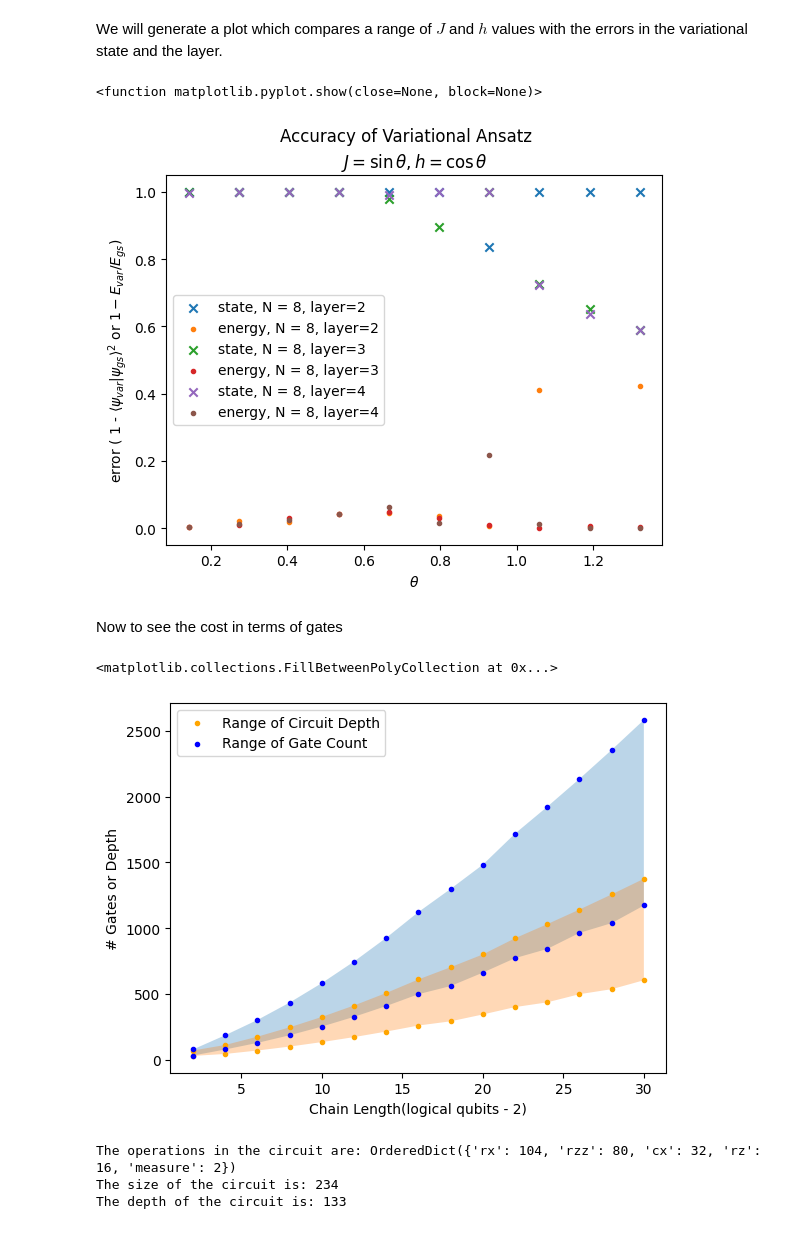
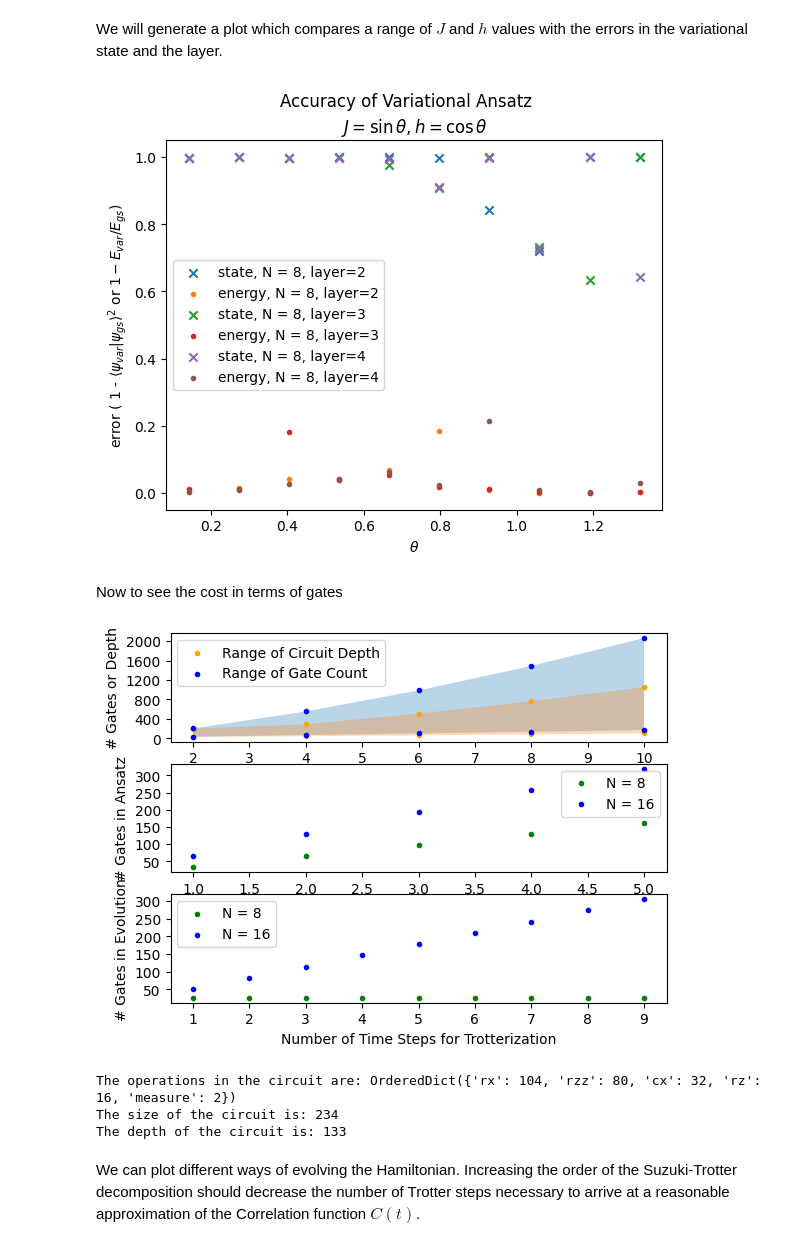
Before and after one commit to IanROsborne/Quantum_Metrology_Fisher_LG, a Jupyter notebook: TFI_defs.ipynb, the cells around one changed output. Saved outputs shown, nothing was run; the diff lists cells and outputs as text; code cells hidden in the pictures.

Commit message:
Created functions for simulating using the built in PauliEvolutionGate as well as several functions to test and estimate resources needed for a given circuit

```diff
--- a/TFI_defs.ipynb
+++ b/TFI_defs.ipynb
@@ -434,6 +515,7 @@ fig.savefig("C:\\Users\\ianro\\Documents\\Research\\Quantum_Metrology_AKLT\\Plot
 We will now look at the cost of these calculations on actual quantum Hardware. Firstly, generating the ground state through the VQE will cost more in depth depending on how many layers we add. Therefore, it is worthwhile to calculate how the accuracy of the ansatz depends on the layers for exactly calculable system sizes.
 # %%
 def variational_error(chain_len=4, J=0.1, h=1, layers=2, model = "HVA"):
+    """Calculate the variational error for the TFI model. Outputs tuple of (1 - overlap with true ground state, relative energy error)"""
 
     qc_temp = circuit_initialize(chain_len, 0, 0)
     Ham = Hamiltonian(qc_temp, J, h).to_matrix(sparse = False)
@@ -442,7 +524,7 @@ def variational_error(chain_len=4, J=0.1, h=1, layers=2, model = "HVA"):
     E0, params, qc_var = run_tfim_vqe(qc_temp, J=J, h=h, layers=layers, model = model)
     var_state = Statevector(qc_var)                 #generate variational energy and state
     if J >= h:
-        overlap1 = np.abs(var_state.data.dot(eig_vectors[0])) **2   #cground state becomes degenerate
+        overlap1 = np.abs(var_state.data.dot(eig_vectors[0])) **2   #ground state becomes degenerate
         overlap2 = np.abs(var_state.data.dot(eig_vectors[1])) **2
         overlap = overlap1 + overlap2
     overlap =  np.abs(var_state.data.dot(eig_vectors[0])) **2   #calculate overlap with true ground state
@@ -452,7 +534,7 @@ def variational_error(chain_len=4, J=0.1, h=1, layers=2, model = "HVA"):
 # %% [markdown]
 We will generate a plot which compares a range of $J$ and $h$ values with the errors in the variational state and the layer.
 # %%
-chain_len, layers, num_steps= 8, 2, 10
+chain_len, layers, num_steps= 8, 4, 10
 
 #We will generate a sweep of J and h where J = sin(theta) and h = cos(theta)
 theta_range = [i * np.pi  for i in np.arange(0.5/(num_steps+1), 0.5 - 0.5/(num_steps+1), 0.5/ (num_steps+2))]
@@ -499,68 +581,91 @@ ax.set(ylabel = "error ( 1 - $\\langle \\psi_{var} | \\psi_{gs} \\rangle^2$ or $
 plt.title("$J = \sin\\theta, h = \cos\\theta$")
 plt.legend()
 
-plt.show
+plt.show()
 # %% [output]
-<function matplotlib.pyplot.show(close=None, block=None)>
-[figure, old version]
+[figure, new version]
 # %% [markdown]
 Now to see the cost in terms of gates
 # %%
-def ops_depth_count(chain_len, num_steps, layers, measure):
+def ops_depth_count(chain_len, num_steps, layers, measure, circuit_element = "All"):
     '''Counts the number of gates and depth of the circuit for a given chain length, time step, number of layers, and measurement choice'''
 
     J = 1       #arbitrary Hamiltonain values
     h = 1
+    delta = 1
 
     qc = circuit_initialize(chain_len, 2, 2)    # initialize circuit
 
-    TFI_HVA_ansatz(qc, layers )                 #build the vairational ansatz
-    ising_correlation_circuit(qc,  J, h, delta * num_steps, delta, measure )
+    if circuit_element =="All" or circuit_element == "Ansatz":
+        TFI_HVA_ansatz(qc, layers, False )                 #build the vairational ansatz
+    if circuit_element =="All" or circuit_element == "Evolve":
+        ising_correlation_circuit(qc,  J, h, delta * num_steps, delta, measure )
                                                 #build the circuit
 
     return qc.count_ops(), qc.size(), qc.depth()
 # %%
 ops_list_min = []
 ops_list_max = []
 depth_list_min = []
 depth_list_max = []
 time_end = 3
 J = 1
 h= 1
-chain_len_max = 30
+chain_len_max = 10
 
 x = range(2, chain_len_max + 1, 2)
 
 for i in x:
-    chain_len, delta_max, delta_min,  measure_max, measure_min= i, .5/ (np.sqrt(i)),  1/np.sqrt(i),  'X_even', 'Z'
-    psi_max, psi_min, layers_min, layers_max =  'X_pol', 'Z_pol', 1, 4
+    chain_len, delta_max, delta_min,  measure_max, measure_min= i, .1/ (np.sqrt(i)),  1,  'X_even', 'Z'
+    psi_max, psi_min, layers_min, layers_max =  'X_pol', 'Z_pol', 2, 3
 
-    ops_max, size_max, depth_max = ops_depth_count(chain_len, int(time_end/delta_max)+1, layers_max, measure_max)
-    ops_min, size_min, depth_min = ops_depth_count(chain_len, int(time_end/delta_min)+1, layers_min, measure_min)
+    ops_max, size_max, depth_max = ops_depth_count(chain_len, int(time_end/delta_max)+1, layers_max, measure_max, "All")
+    ops_min, size_min, depth_min = ops_depth_count(chain_len, int(time_end/delta_min)+1, layers_min, measure_min, "All")
 
     depth_list_min.append(depth_min)
     ops_list_min.append(size_min)
     depth_list_max.append(depth_max)
     ops_list_max.append(size_max)
 
 ops_list_max = np.array(ops_list_max)
 ops_list_min = np.array(ops_list_min)
 
 
-fig, ax = plt.subplots(1)
-ax.scatter(x, depth_list_max, marker=".",  zorder=3, color="orange")
-ax.scatter(x, depth_list_min, marker=".", label="Range of Circuit Depth" , zorder=3, color="orange")
-ax.scatter(x, ops_list_max, marker=".",  zorder=3, color="blue")
-ax.scatter(x, ops_list_min, marker=".", label="Range of Gate Count" , zorder=3, color="blue")
+ansatz_size_8 = [ops_depth_count(8, 1, i, measure_min, "Ansatz")[1] for i in range(1,6)]
+ansatz_size_16 = [ops_depth_count(16, 1, i, measure_min, "Ansatz")[1] for i in range(1,6)]
 
-ax.legend()
-ax.set(ylabel = "# Gates or Depth")
-ax.set_xlabel("Chain Length(logical qubits - 2)")
-ax.fill_between(x, ops_list_max, ops_list_min, alpha = 0.3)
-ax.fill_between(x, depth_list_max, depth_list_min, alpha = 0.3)
+evolution_size_8 = [ops_depth_count(8, 1, 1, measure_min, "Evolve")[1] for i in range(1,10)]
+evolution_size_16 = [ops_depth_count(16, i, 1, measure_min, "Evolve")[1] for i in range(1,10)]
+
+fig, ax = plt.subplots(3)
+ax[0].scatter(x, depth_list_max, marker=".",  zorder=3, color="orange")
+ax[0].scatter(x, depth_list_min, marker=".", label="Range of Circuit Depth" , zorder=3, color="orange")
+ax[0].scatter(x, ops_list_max, marker=".",  zorder=3, color="blue")
+ax[0].scatter(x, ops_list_min, marker=".", label="Range of Gate Count" , zorder=3, color="blue")
+
+ax[0].legend()
+ax[0].set(ylabel = "# Gates or Depth")
+ax[0].set_xlabel("Chain Length(logical qubits - 2)")
+ax[0].fill_between(x, ops_list_max, ops_list_min, alpha = 0.3)
+ax[0].fill_between(x, depth_list_max, depth_list_min, alpha = 0.3)
+ax[0].yaxis.set_major_locator(tck.MultipleLocator(base = 400))
+
+ax[1].scatter(range(1,6), ansatz_size_8, marker=".", label="N = 8", zorder=3, color="green")
+ax[1].scatter(range(1,6), ansatz_size_16, marker=".", label="N = 16", zorder=3, color="blue")
+ax[1].set(ylabel = "# Gates in Ansatz")
+ax[1].set_xlabel("Ansatz Layer Count")
+ax[1].yaxis.set_major_locator(tck.MultipleLocator(base = 50))
+ax[1].legend()
+
+ax[2].scatter(range(1,10), evolution_size_8, marker=".", label="N = 8", zorder=3, color="green")
+ax[2].scatter(range(1,10), evolution_size_16, marker=".", label="N = 16", zorder=3, color="blue")
+ax[2].set(ylabel = "# Gates in Evolution")
+ax[2].set_xlabel("Number of Time Steps for Trotterization")
+ax[2].yaxis.set_major_locator(tck.MultipleLocator(base = 50))
+ax[2].legend()
+fig.show()
 # %% [output]
-<matplotlib.collections.FillBetweenPolyCollection at 0x...>
-[figure, old version]
+[figure, new version]
 # %%
 ops, size, depth =ops_depth_count(chain_len =8, num_steps =10, layers =2, measure = 'Z')
 print("The operations in the circuit are: " + str(ops))
@@ -570,3 +675,5 @@ print("The depth of the circuit is: " + str(depth))
 The operations in the circuit are: OrderedDict({'rx': 104, 'rzz': 80, 'cx': 32, 'rz': 16, 'measure': 2})
 The size of the circuit is: 234
 The depth of the circuit is: 133
+# %% [markdown]
+We can plot different ways of evolving the Hamiltonian. Increasing the order of the Suzuki-Trotter decomposition should decrease the number of Trotter steps necessary to arrive at a reasonable approximation  of the Correlation function $C(t)$.
```
Also changed, not shown: parts of 11 cells of this notebook, 10 other files.
